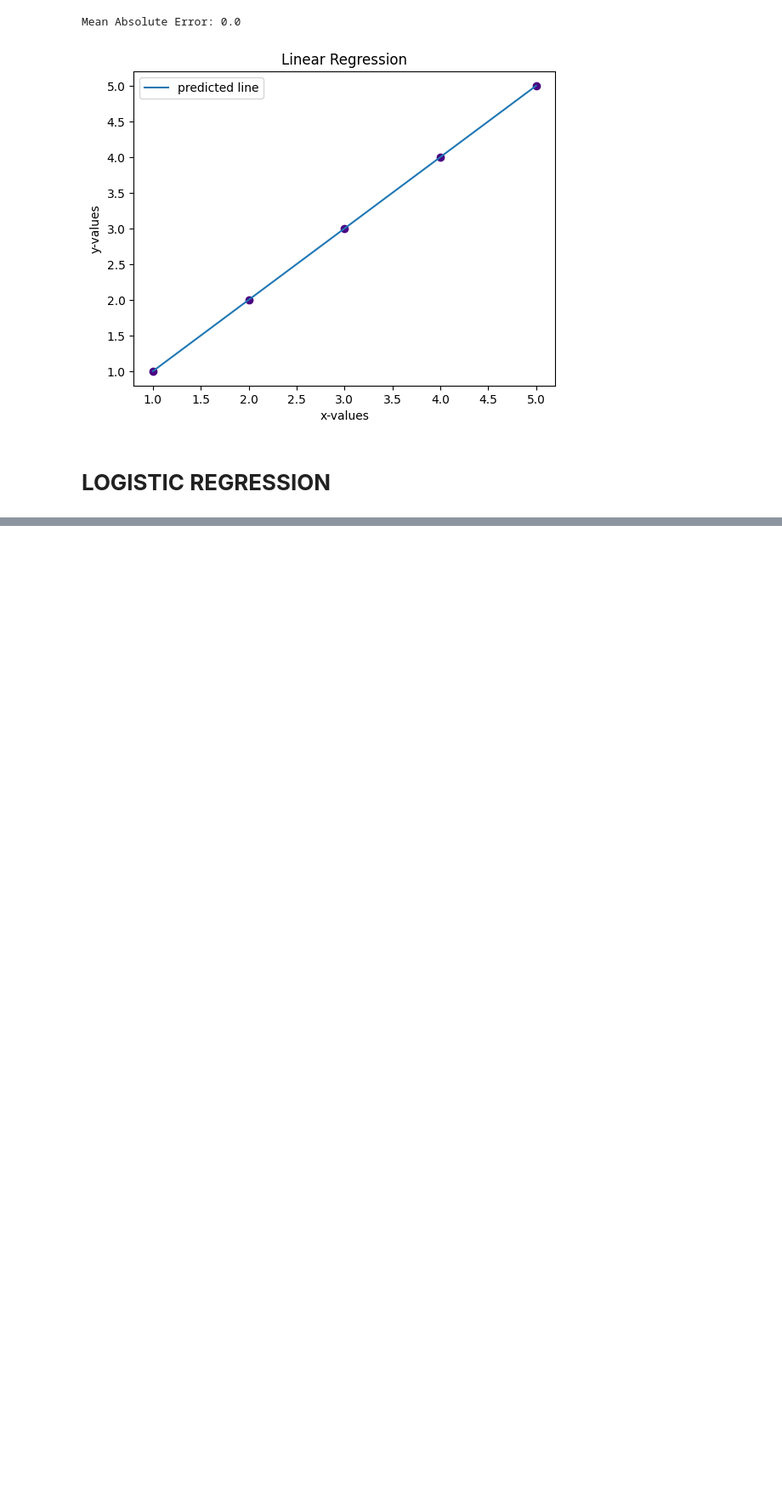
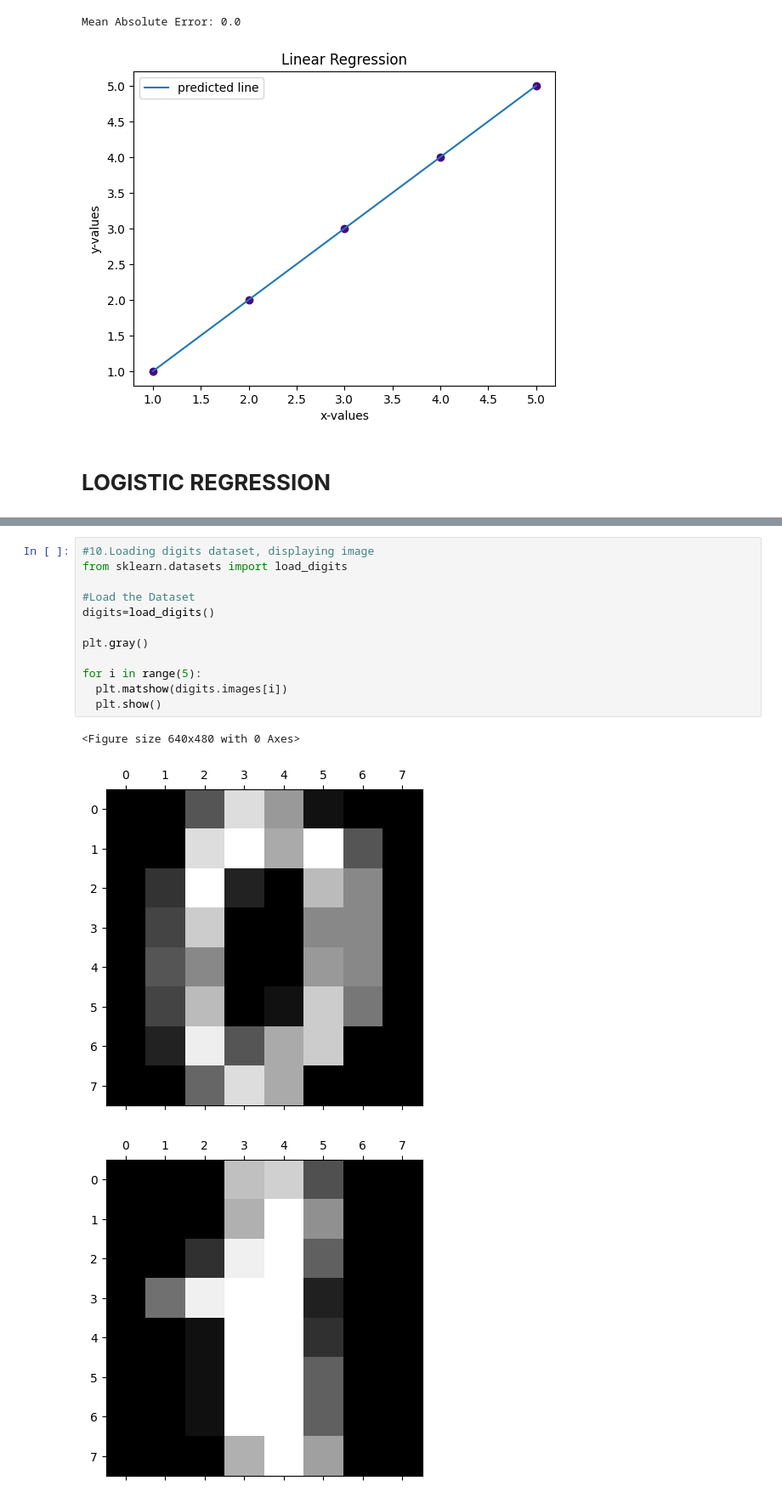
Before and after one commit to lokeshneerasa/MACHINE-LEARNING, a Jupyter notebook: MACHINE_LEARNING.ipynb, the cells around one changed output, grey strips where cells are left out. Shown: that part at 85% size. Saved outputs shown, nothing was run; the diff lists cells and outputs as text; blank space fills up the shorter version.

```diff
--- a/MACHINE_LEARNING.ipynb
+++ b/MACHINE_LEARNING.ipynb
@@ -2285,0 +2702,16 @@ Mean Absolute Error: 0.0
+# %%
+#10.Loading digits dataset, displaying image
+from sklearn.datasets import load_digits
+
+#Load the Dataset
+digits=load_digits()
+
+plt.gray()
+
+for i in range(5):
+  plt.matshow(digits.images[i])
+  plt.show()
+# %% [output]
+<Figure size 640x480 with 0 Axes>
+[figure, added]
+[figure, added]
```
Also changed, not shown: parts of 30 cells of this notebook.
